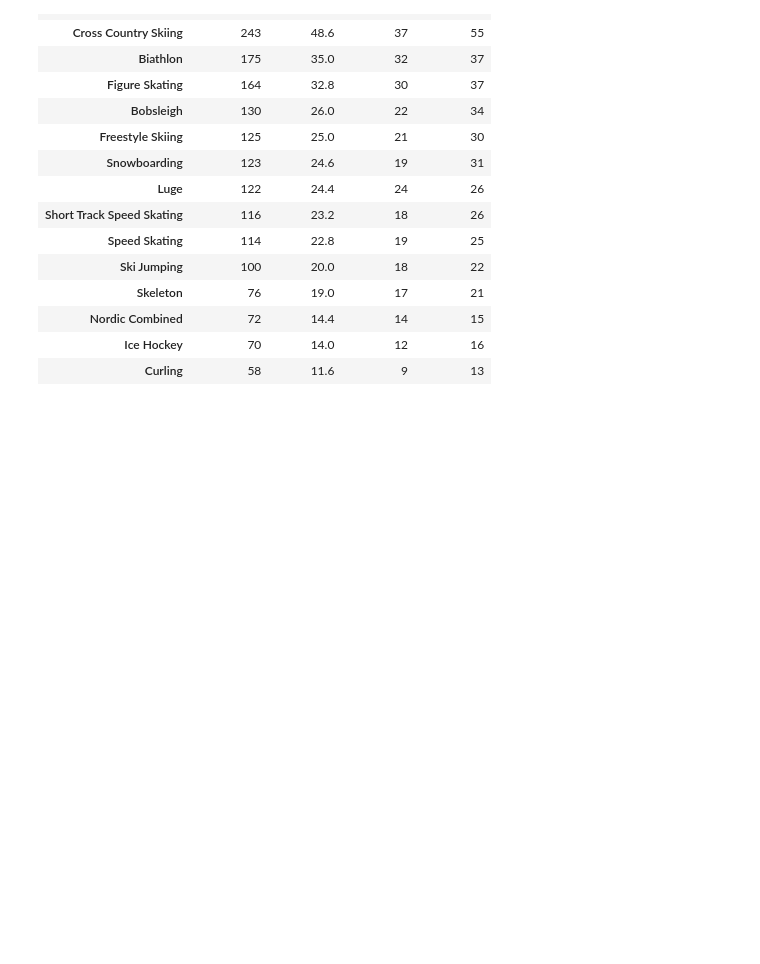
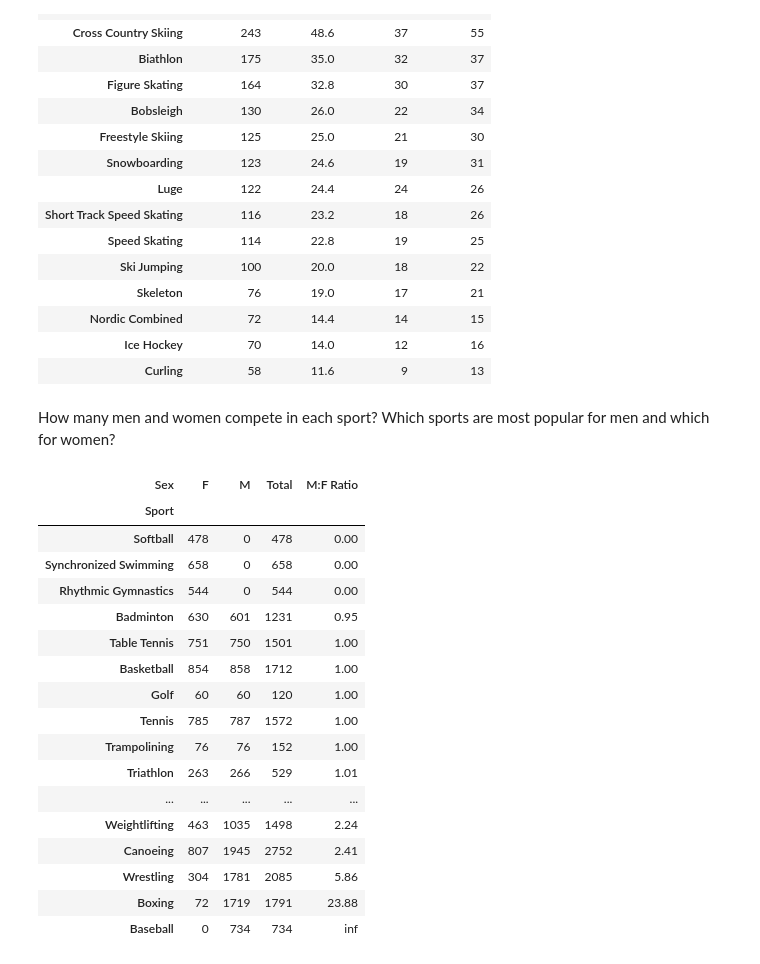
Before and after one commit to aramsay1026/ad450-data-analysis-project, a Jupyter notebook: notebooks/olympic_data.ipynb, the cells around one changed output. Cells and saved outputs as stored; diff of their text form; code cells hidden in the pictures; blank space fills up the shorter version.

```diff
--- a/notebooks/olympic_data.ipynb
+++ b/notebooks/olympic_data.ipynb
@@ -560,3 +566,41 @@ winter_teams_summary
 | Nordic Combined | 72 | 14.4 | 14 | 15 |
 | Ice Hockey | 70 | 14.0 | 12 | 16 |
 | Curling | 58 | 11.6 | 9 | 13 |
+# %% [markdown]
+How many men and women compete in each sport? Which sports are most popular for men and which for women?
+# %%
+summer_sports_by_sex = df[
+    (df["Season"] == "Summer")
+].pivot_table(
+    index=["Sport"],
+    columns="Sex",
+    values="Name",
+    aggfunc="count",
+    fill_value=0
+)
+
+summer_sports_by_sex["Total"] = summer_sports_by_sex["F"] + summer_sports_by_sex["M"]
+summer_sports_by_sex["M:F Ratio"] = summer_sports_by_sex["M"].div(
+    summer_sports_by_sex["F"]
+).round(2)
+summer_sports_by_sex = summer_sports_by_sex.sort_values(by="M:F Ratio")
+summer_sports_by_sex
+# %% [output]
+| Sex | F | M | Total | M:F Ratio |
+| Sport |  |  |  |  |
+| Softball | 478 | 0 | 478 | 0.00 |
+| Synchronized Swimming | 658 | 0 | 658 | 0.00 |
+| Rhythmic Gymnastics | 544 | 0 | 544 | 0.00 |
+| Badminton | 630 | 601 | 1231 | 0.95 |
+| Table Tennis | 751 | 750 | 1501 | 1.00 |
+| Basketball | 854 | 858 | 1712 | 1.00 |
+| Golf | 60 | 60 | 120 | 1.00 |
+| Tennis | 785 | 787 | 1572 | 1.00 |
+| Trampolining | 76 | 76 | 152 | 1.00 |
+| Triathlon | 263 | 266 | 529 | 1.01 |
+| ... | ... | ... | ... | ... |
+| Weightlifting | 463 | 1035 | 1498 | 2.24 |
+| Canoeing | 807 | 1945 | 2752 | 2.41 |
+| Wrestling | 304 | 1781 | 2085 | 5.86 |
+| Boxing | 72 | 1719 | 1791 | 23.88 |
+| Baseball | 0 | 734 | 734 | inf |
```
Also changed, not shown: parts of 2 cells of this notebook.
